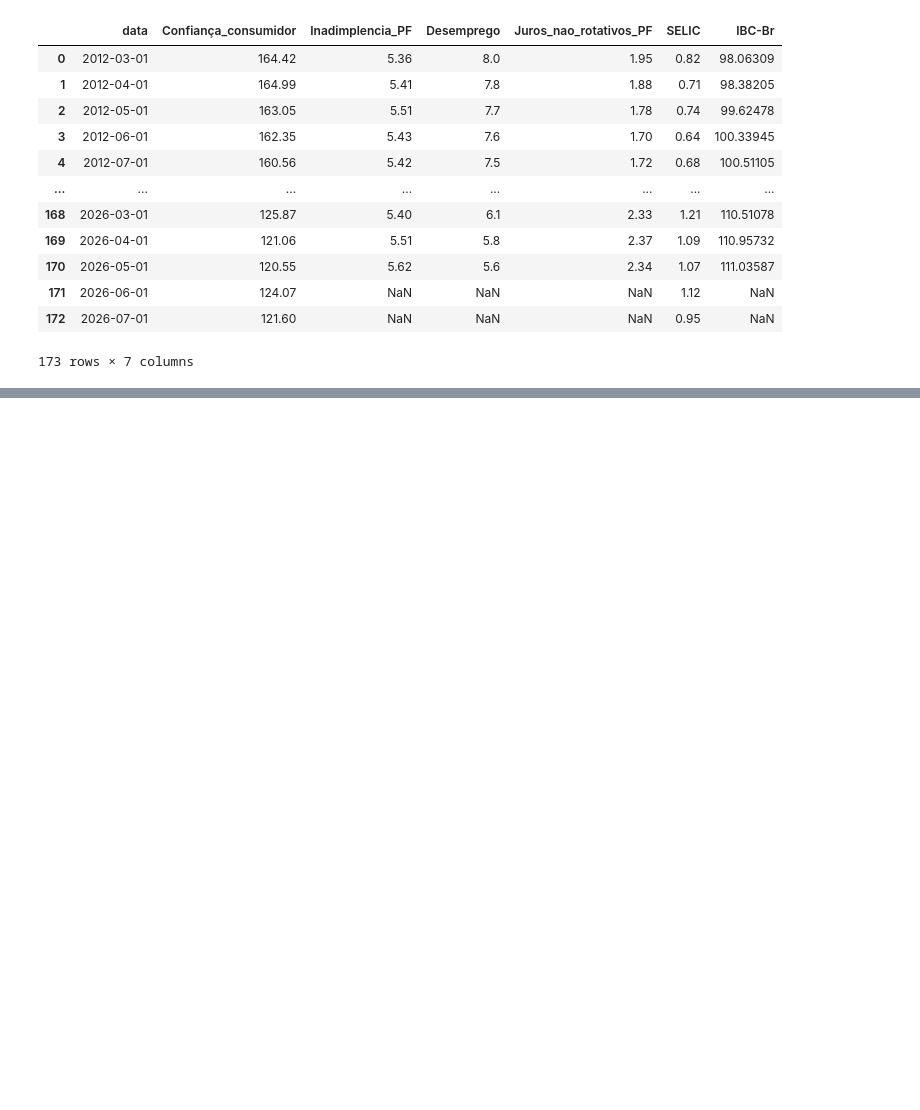
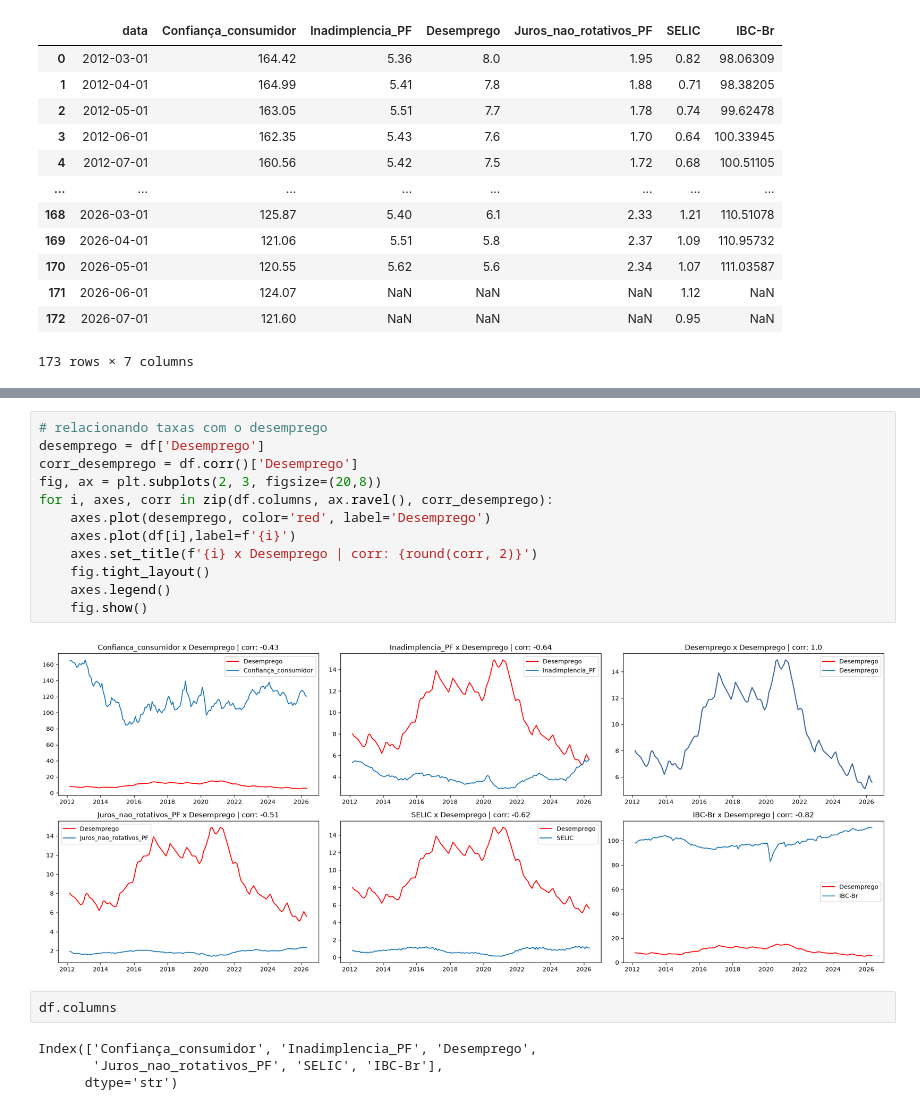
Before and after one commit to WesleySouza13/MacroEconomic-Modeling-Inverse-Problems-for-Default-Estimation-, a Jupyter notebook: notebooks/EDA.ipynb, the cells around one changed output, grey strips where cells are left out. Drawn from its saved outputs; the diff is of its cells as text; blank space fills up the shorter version.

```diff
--- a/notebooks/EDA.ipynb
+++ b/notebooks/EDA.ipynb
@@ -56,0 +161,20 @@ df
+# %%
+# relacionando taxas com o desemprego
+desemprego = df['Desemprego']
+corr_desemprego = df.corr()['Desemprego']
+fig, ax = plt.subplots(2, 3, figsize=(20,8))
+for i, axes, corr in zip(df.columns, ax.ravel(), corr_desemprego):
+    axes.plot(desemprego, color='red', label='Desemprego')
+    axes.plot(df[i],label=f'{i}')
+    axes.set_title(f'{i} x Desemprego | corr: {round(corr, 2)}')
+    fig.tight_layout()
+    axes.legend()
+    fig.show()
+# %% [output]
+[figure, added]
+# %%
+df.columns
+# %% [output]
+Index(['Confiança_consumidor', 'Inadimplencia_PF', 'Desemprego',
+       'Juros_nao_rotativos_PF', 'SELIC', 'IBC-Br'],
+      dtype='str')
```
Also changed, not shown: parts of 9 cells of this notebook, 3 other files.
